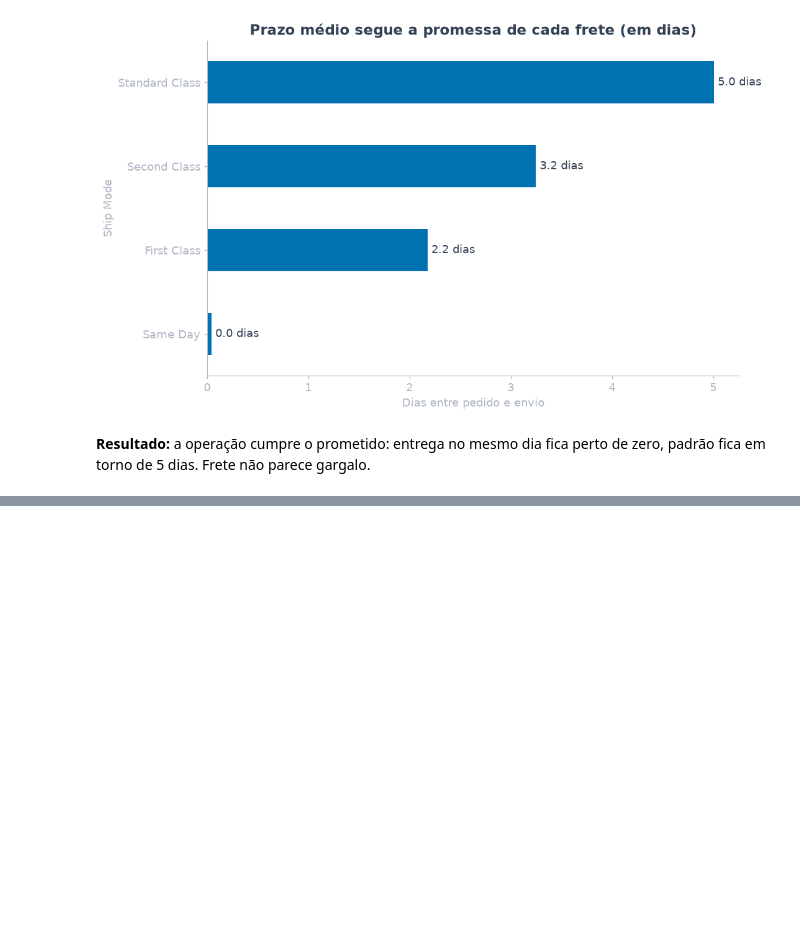
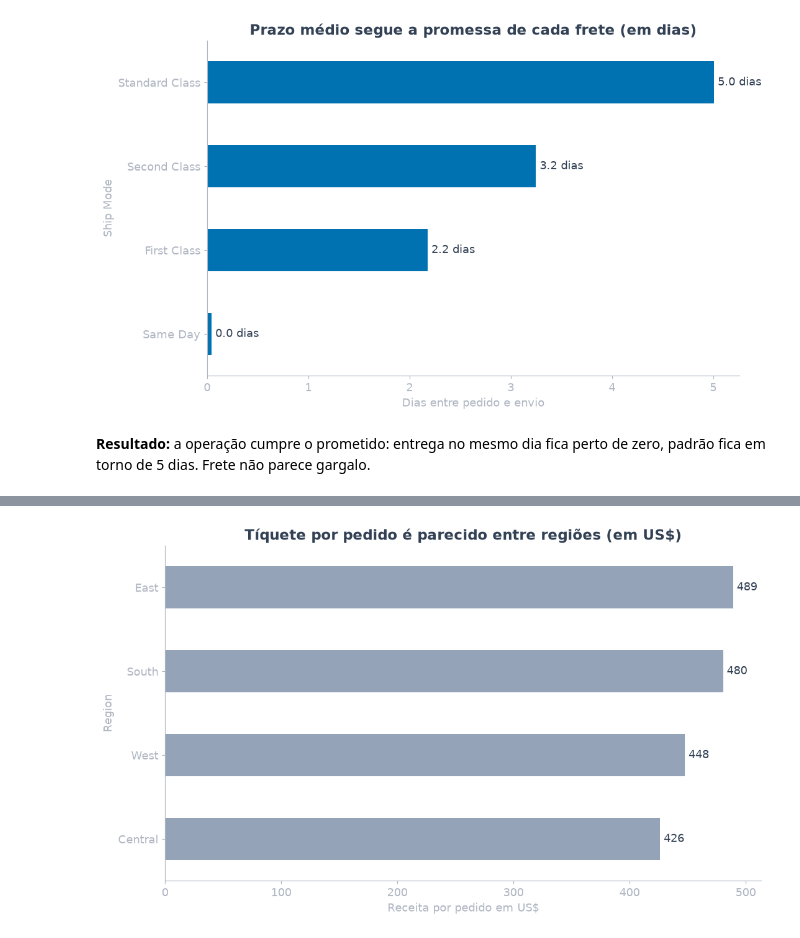
Before and after one commit to lDanill01/BI-Projects, a Jupyter notebook: notebooks/visao-geral-vendas/analise.ipynb, the cells around one changed output, grey strips where cells are left out. Cells and saved outputs as stored; diff of their text form; code cells hidden in the pictures; blank space fills up the shorter version.

```diff
--- a/notebooks/visao-geral-vendas/analise.ipynb
+++ b/notebooks/visao-geral-vendas/analise.ipynb
@@ -292,0 +344,11 @@ plt.show()
+# %%
+tkt = funil["receita_por_pedido"].sort_values()
+ax = tkt.plot.barh(color=COR_SECUNDARIA)
+ax.set_title("Tíquete por pedido é parecido entre regiões (em US$)")
+ax.set_xlabel("Receita por pedido em US$")
+for i, v in enumerate(tkt.values):
+    ax.text(v, i, f" {v:,.0f}", va="center", color=COR_TEXTO)
+plt.tight_layout()
+plt.show()
+# %% [output]
+[figure, added]
```
Also changed, not shown: parts of 16 cells of this notebook.
